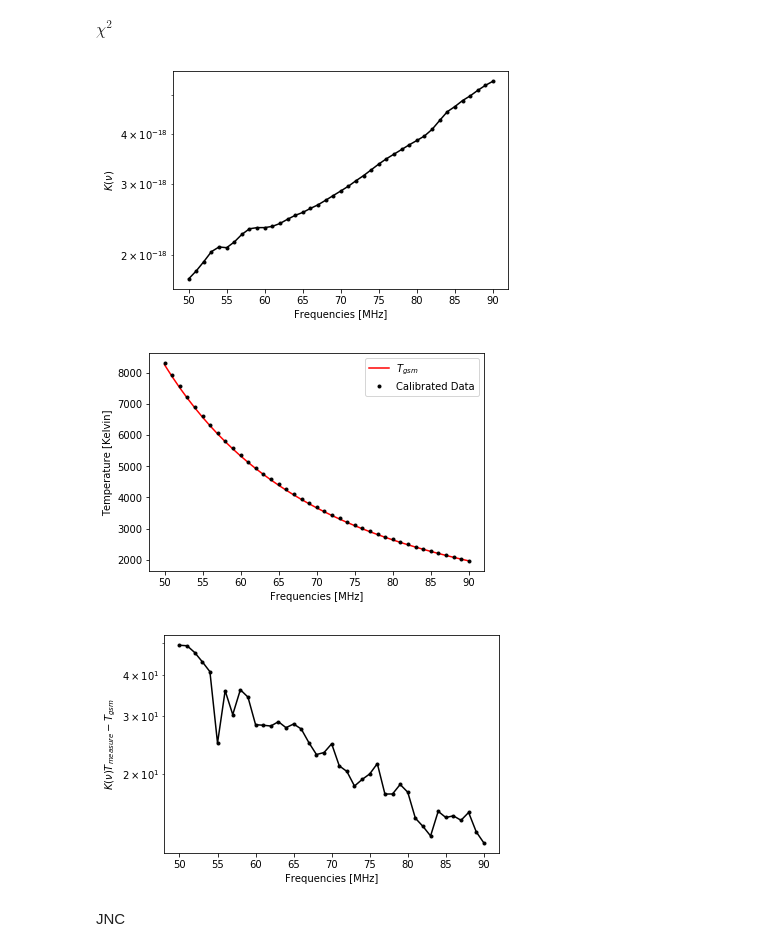
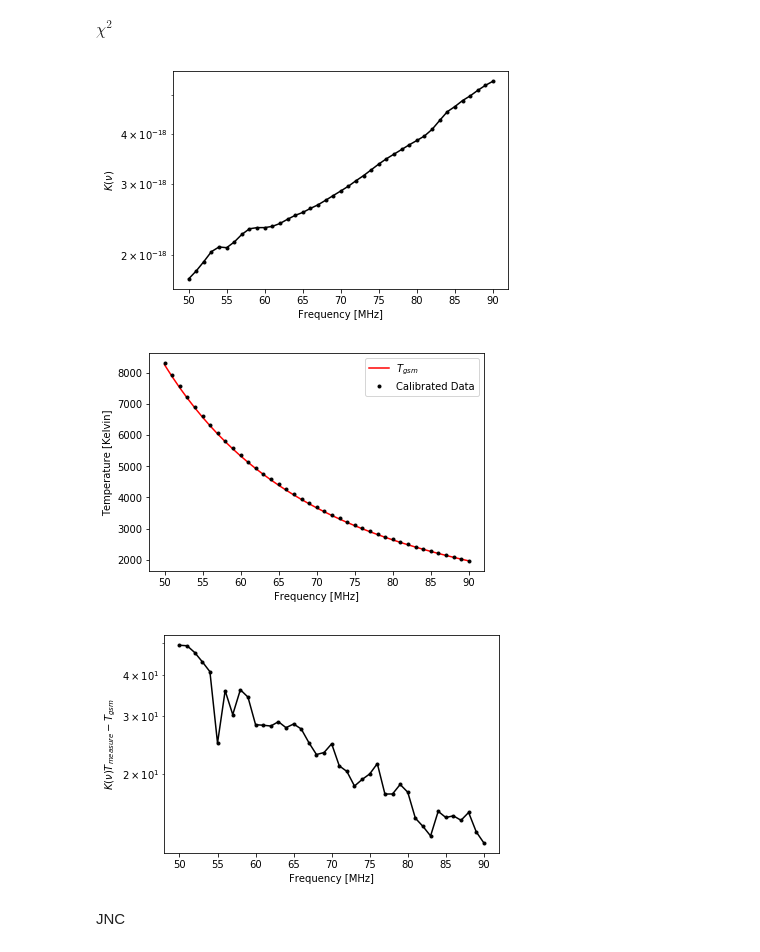
Before and after one commit to HiramHerrera/SciHi, a Jupyter notebook: calibration.ipynb, the cells around one changed output. Saved outputs shown, nothing was run; the diff lists cells and outputs as text; code cells hidden in the pictures.

```diff
--- a/calibration.ipynb
+++ b/calibration.ipynb
@@ -78,27 +79,27 @@ K_nu,Tgsm,Tmeas,Tstd = Calibrate(paths,dates)
 freqs = np.arange(50,91)
 # %%
 plt.semilogy(freqs,K_nu,'.-k')
-plt.xlabel('Frequencies [MHz]')
+plt.xlabel('Frequency [MHz]')
 plt.ylabel(r'$K(\nu)$')
 plt.savefig(impath+'K_nu.png')
 # %% [output]
-[figure, old version]
+[figure, new version]
 # %%
 plt.plot(freqs,Tgsm, 'r',label=r'$T_{gsm}$')
 plt.plot(freqs,K_nu*Tmeas,'.k', label = 'Calibrated Data')
-plt.xlabel('Frequencies [MHz]')
+plt.xlabel('Frequency [MHz]')
 plt.ylabel('Temperature [Kelvin]')
 plt.legend()
 plt.savefig(impath+'calibrated.png')
 # %% [output]
-[figure, old version]
+[figure, new version]
 # %%
 plt.semilogy(freqs,abs(K_nu*Tmeas - Tgsm),'.-k')
-plt.xlabel('Frequencies [MHz]')
+plt.xlabel('Frequency [MHz]')
 plt.ylabel(r'$K(\nu)T_{measure}-T_{gsm}$')
 plt.savefig(impath+'KTmeas-Tgsm.png')
 # %% [output]
-[figure, old version]
+[figure, new version]
 # %% [markdown]
 JNC
 # %%
```
Also changed, not shown: parts of 30 cells of this notebook, 2 other files.
